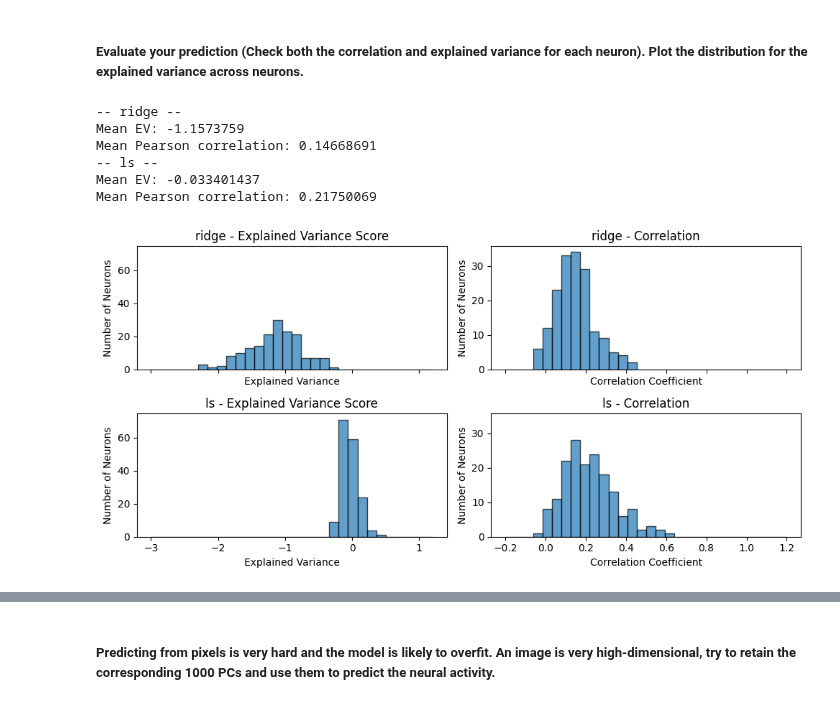
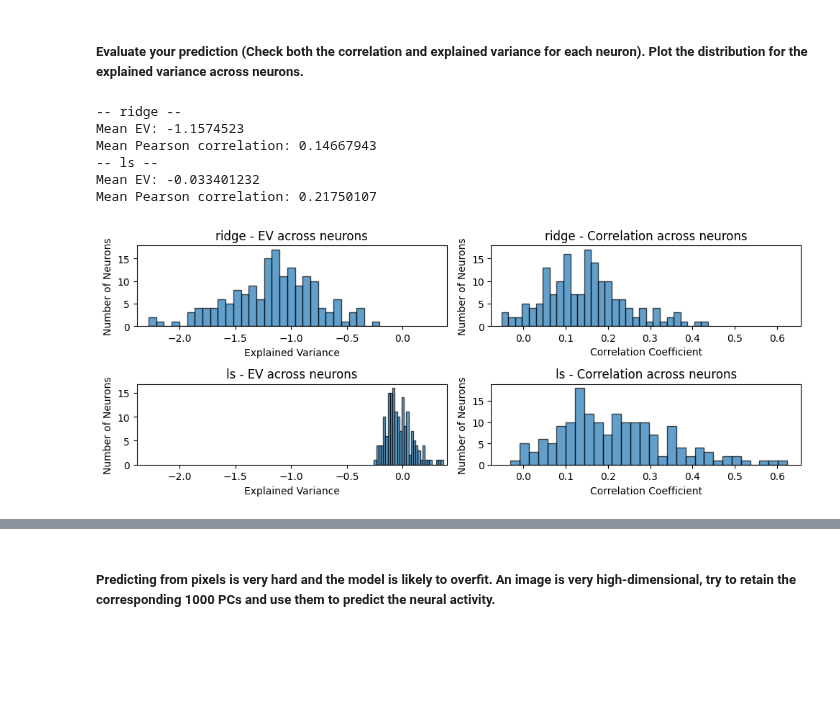
Before and after one commit to ledondodo/brainlike, a Jupyter notebook: week6.ipynb, the cells around one changed output, grey strips where cells are left out. Cells and saved outputs as stored; diff of their text form; code cells hidden in the pictures; blank space fills up the shorter version.

```diff
--- a/week6.ipynb
+++ b/week6.ipynb
@@ -130,13 +111,55 @@ ls_model.fit(X_train, spikes_train)
 predictions['ls'] = ls_model.predict(X_val)
 # %% [markdown]
 ##### Evaluate your prediction (Check both the correlation and explained variance for each neuron). Plot the distribution for the explained variance across neurons.
-# %%
-evaluation_metrics(predictions, spikes_val, ['ridge', 'ls'])
-# %% [output]
--- ridge --
-Mean EV: -1.1573759
-Mean Pearson correlation: 0.14668691
--- ls --
-Mean EV: -0.033401437
-Mean Pearson correlation: 0.21750069
-[figure, removed]
+# %%
+from sklearn.metrics import explained_variance_score
+from scipy.stats import pearsonr
+from typing import List
+
+def evaluation_metrics(predictions, y_true, metrics, keys: List[str]=None):
+    if keys:
+        predictions = {key: predictions[key] for key in keys}
+    fig, axs = plt.subplots(len(predictions), 2, figsize=(10, 2*len(predictions)))
+    axs = axs.ravel()
+
+    # For each prediction
+    for idx, (key, pred) in enumerate(predictions.items()):
+        ev = explained_variance_score(y_true, pred, multioutput='raw_values')
+        corr = np.array([pearsonr(x,y)[0] for (x,y) in zip(pred.T, y_true.T)])
+        print(f"-- {key} --")
+        print("Mean EV:", ev.mean())
+        print("Mean Pearson correlation:", corr.mean())
+        metrics[key] = {"ev": ev.mean().item(), "corr": corr.mean().item()}
+
+        # Explained Variance
+        axs[2*idx+0].hist(ev, bins=30, edgecolor='black', alpha=0.7)
+        axs[2*idx+0].set_title(f'{key} - EV across neurons')
+        axs[2*idx+0].set_xlabel('Explained Variance')
+        axs[2*idx+0].set_ylabel('Number of Neurons')
+
+        # Correlation
+        axs[2*idx+1].hist(corr, bins=30, edgecolor='black', alpha=0.7)
+        axs[2*idx+1].set_title(f'{key} - Correlation across neurons')
+        axs[2*idx+1].set_xlabel('Correlation Coefficient')
+        axs[2*idx+1].set_ylabel('Number of Neurons')
+
+    # Align the scales
+    for scale in [axs[::2], axs[1::2]]:
+        min_val = min([ax.get_xlim()[0] for ax in scale])
+        max_val = max([ax.get_xlim()[1] for ax in scale])
+        for ax in scale:
+            ax.set_xlim(min_val, max_val)
+
+    plt.tight_layout()
+    plt.show()
+# %%
+metrics = {}
+evaluation_metrics(predictions, spikes_val, metrics)
+# %% [output]
+-- ridge --
+Mean EV: -1.1574523
+Mean Pearson correlation: 0.14667943
+-- ls --
+Mean EV: -0.033401232
+Mean Pearson correlation: 0.21750107
+[figure, added]
```
Also changed, not shown: parts of 27 cells of this notebook.
